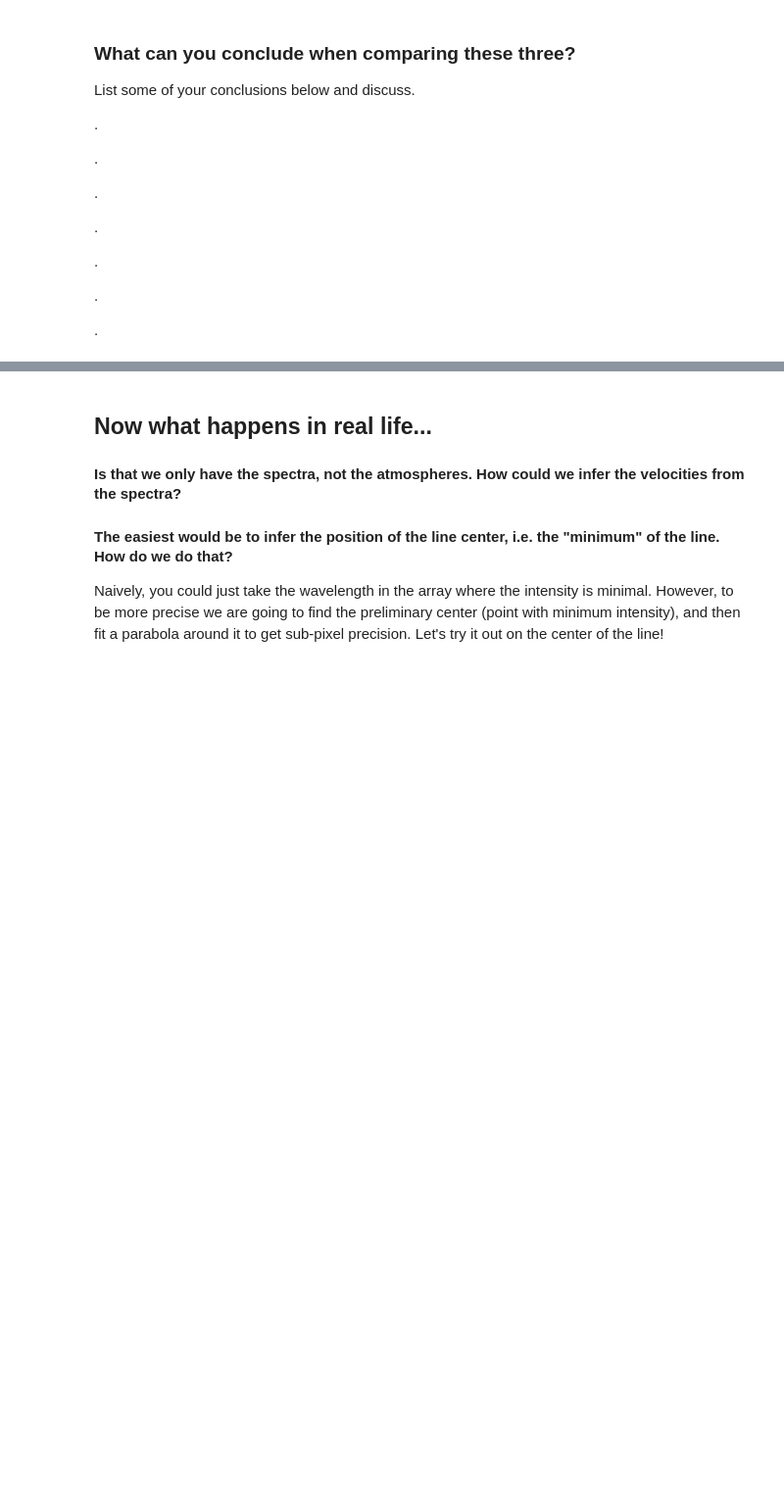
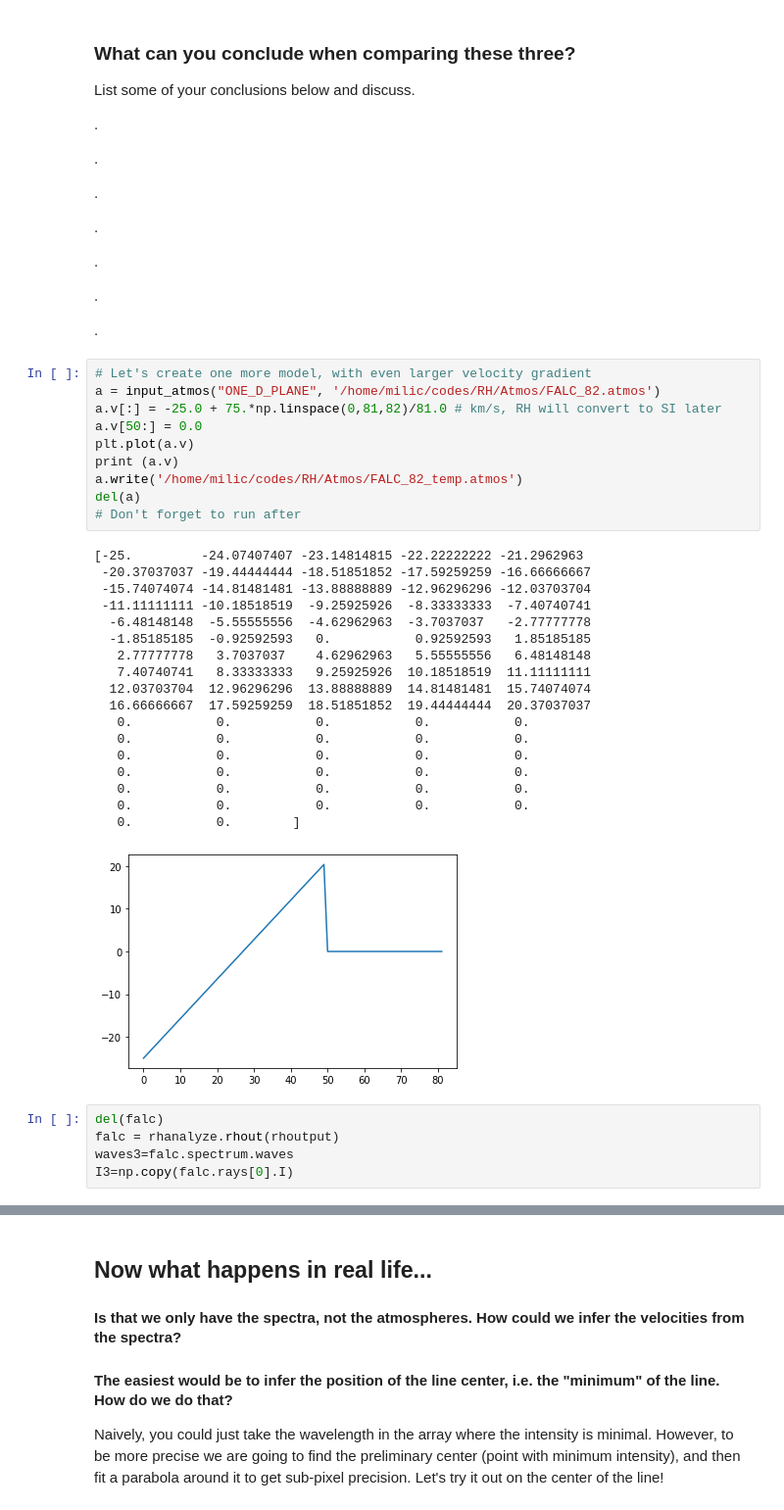
Before and after one commit to ivanzmilic/dkist_workshop_4, a Jupyter notebook: velocity_influence.ipynb, the cells around one changed output, grey strips where cells are left out. Shown at 98% size. Drawn from its saved outputs; the diff is of its cells as text; blank space fills up the shorter version.

Commit message:
After - workshop notebook

```diff
--- a/velocity_influence.ipynb
+++ b/velocity_influence.ipynb
@@ -219,3 +230,37 @@ List some of your conclusions below and discuss.
 .
 
 .
+# %%
+# Let's create one more model, with even larger velocity gradient
+a = input_atmos("ONE_D_PLANE", '/home/milic/codes/RH/Atmos/FALC_82.atmos')
+a.v[:] = -25.0 + 75.*np.linspace(0,81,82)/81.0 # km/s, RH will convert to SI later
+a.v[50:] = 0.0
+plt.plot(a.v)
+print (a.v)
+a.write('/home/milic/codes/RH/Atmos/FALC_82_temp.atmos')
+del(a)
+# Don't forget to run after
+# %% [output]
+[-25.         -24.07407407 -23.14814815 -22.22222222 -21.2962963
+ -20.37037037 -19.44444444 -18.51851852 -17.59259259 -16.66666667
+ -15.74074074 -14.81481481 -13.88888889 -12.96296296 -12.03703704
+ -11.11111111 -10.18518519  -9.25925926  -8.33333333  -7.40740741
+  -6.48148148  -5.55555556  -4.62962963  -3.7037037   -2.77777778
+  -1.85185185  -0.92592593   0.           0.92592593   1.85185185
+   2.77777778   3.7037037    4.62962963   5.55555556   6.48148148
+   7.40740741   8.33333333   9.25925926  10.18518519  11.11111111
+  12.03703704  12.96296296  13.88888889  14.81481481  15.74074074
+  16.66666667  17.59259259  18.51851852  19.44444444  20.37037037
+   0.           0.           0.           0.           0.
+   0.           0.           0.           0.           0.
+   0.           0.           0.           0.           0.
+   0.           0.           0.           0.           0.
+   0.           0.           0.           0.           0.
+   0.           0.           0.           0.           0.
+   0.           0.        ]
+[figure, added]
+# %%
+del(falc)
+falc = rhanalyze.rhout(rhoutput)
+waves3=falc.spectrum.waves
+I3=np.copy(falc.rays[0].I)
```
Also changed, not shown: parts of 17 cells of this notebook.
